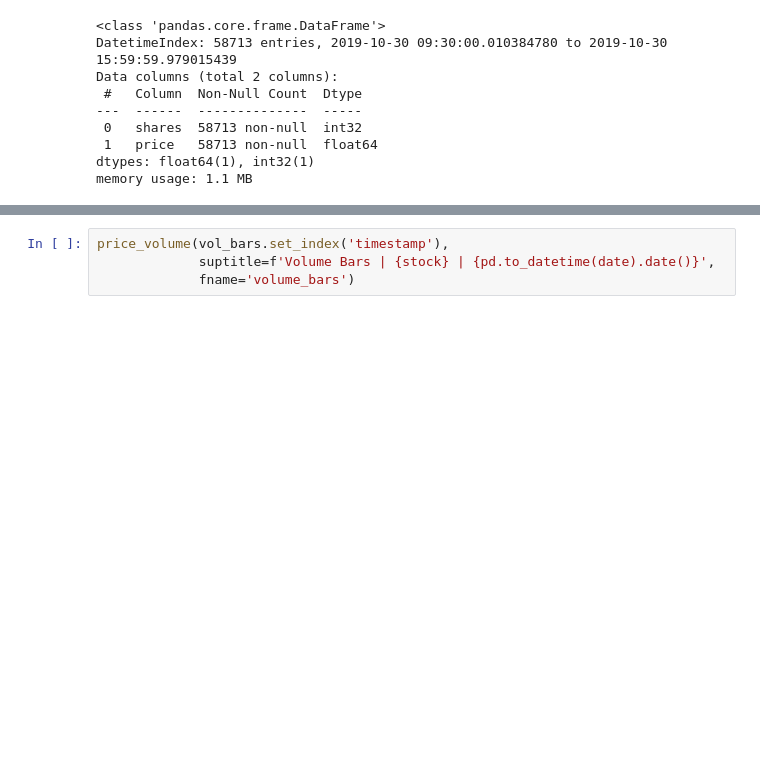
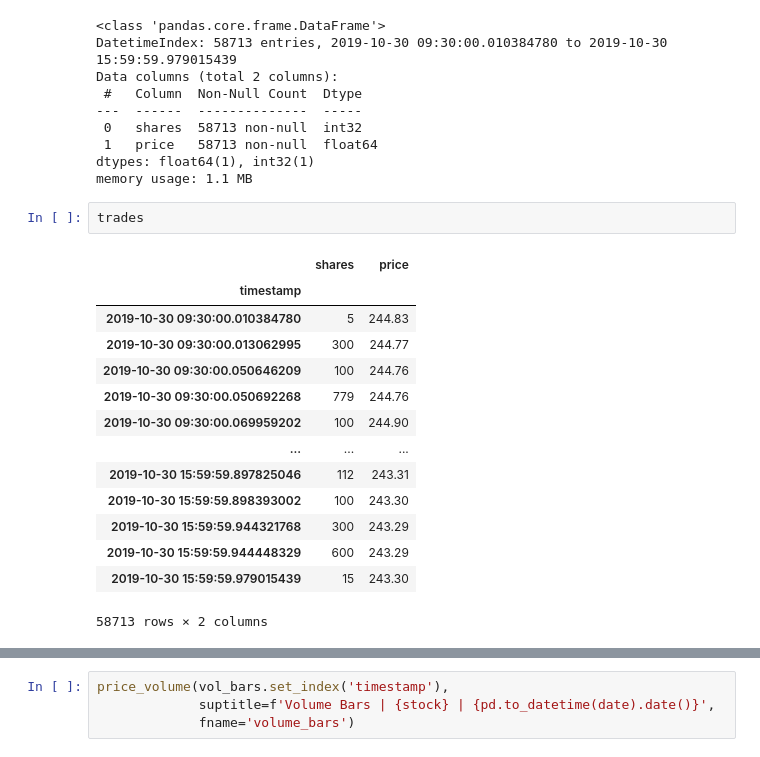
Before and after one commit to KanyangZhao/Machine-Learning-for-Algorithmic-Trading-Second-Edition, a Jupyter notebook: 02_market_and_fundamental_data/01_NASDAQ_TotalView-ITCH_Order_Book/03_normalize_tick_data.ipynb, the cells around one changed output, grey strips where cells are left out. Drawn from its saved outputs; the diff is of its cells as text; blank space fills up the shorter version.

```diff
--- a/02_market_and_fundamental_data/01_NASDAQ_TotalView-ITCH_Order_Book/03_normalize_tick_data.ipynb
+++ b/02_market_and_fundamental_data/01_NASDAQ_TotalView-ITCH_Order_Book/03_normalize_tick_data.ipynb
@@ -230,6 +226,23 @@ Data columns (total 2 columns):
  1   price   58713 non-null  float64
 dtypes: float64(1), int32(1)
 memory usage: 1.1 MB
+# %%
+trades
+# %% [output]
+|  | shares | price |
+| timestamp |  |  |
+| 2019-10-30 09:30:00.010384780 | 5 | 244.83 |
+| 2019-10-30 09:30:00.013062995 | 300 | 244.77 |
+| 2019-10-30 09:30:00.050646209 | 100 | 244.76 |
+| 2019-10-30 09:30:00.050692268 | 779 | 244.76 |
+| 2019-10-30 09:30:00.069959202 | 100 | 244.90 |
+| ... | ... | ... |
+| 2019-10-30 15:59:59.897825046 | 112 | 243.31 |
+| 2019-10-30 15:59:59.898393002 | 100 | 243.30 |
+| 2019-10-30 15:59:59.944321768 | 300 | 243.29 |
+| 2019-10-30 15:59:59.944448329 | 600 | 243.29 |
+| 2019-10-30 15:59:59.979015439 | 15 | 243.30 |
+58713 rows × 2 columns
 # %%
 trades_per_min = trades.shares.sum()/(60*7.5) # min per trading day
 trades['cumul_vol'] = trades.shares.cumsum()
```
Also changed, not shown: parts of 4 cells of this notebook.
